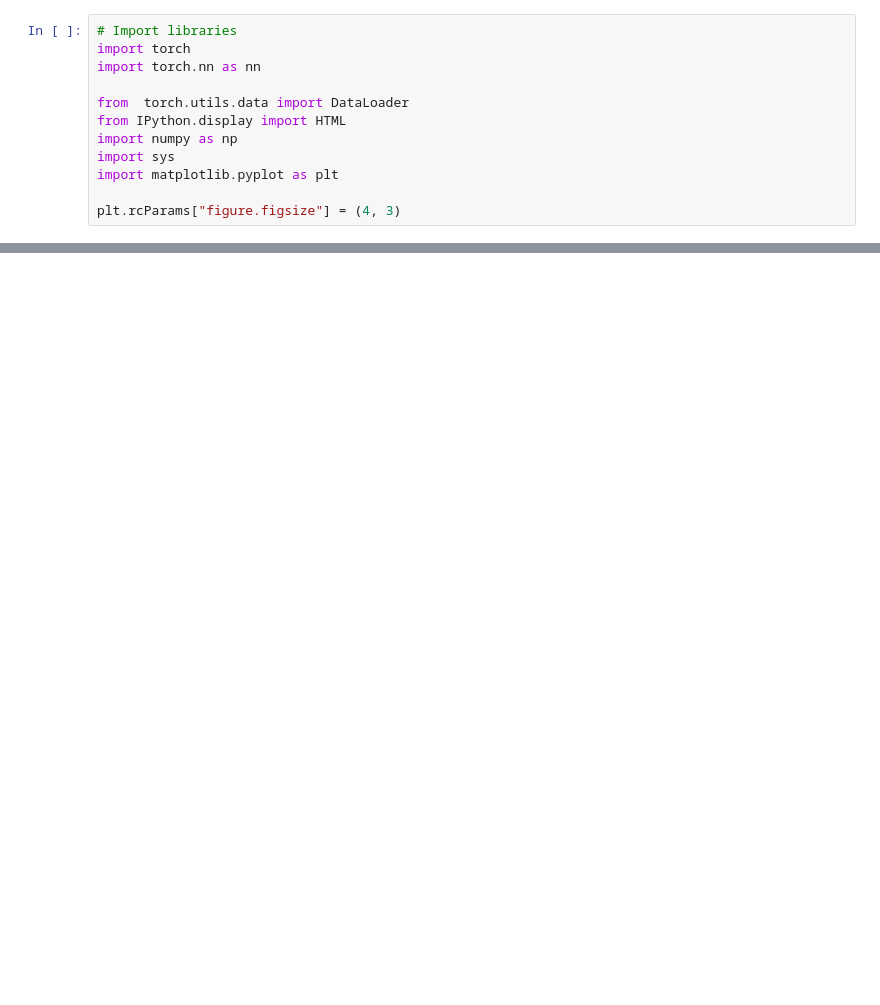
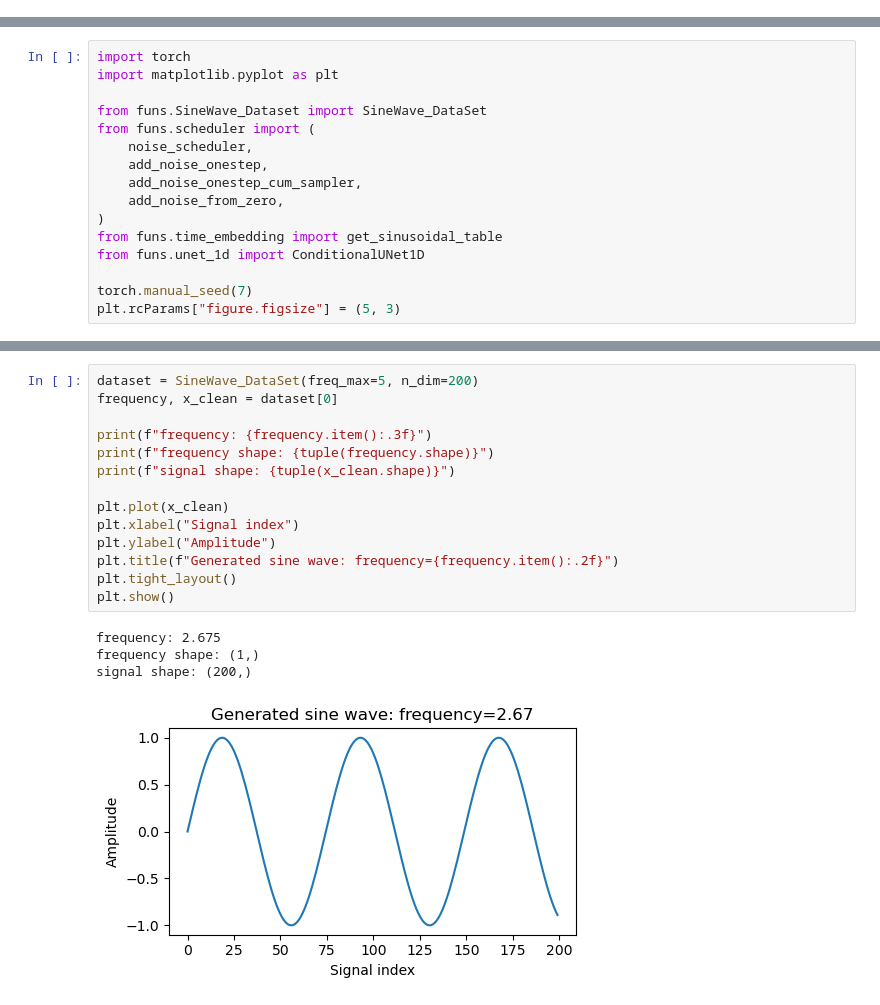
Before and after one commit to yiqioyang/one_notebook_diffusion, a Jupyter notebook: funs_intro.ipynb, the cells around one changed output, grey strips where cells are left out. Cells and saved outputs as stored; diff of their text form; blank space fills up the shorter version.

```diff
--- a/funs_intro.ipynb
+++ b/funs_intro.ipynb
@@ -8,12 +0,0 @@ The sampler "ddpm_sampler" is skipped here. It will be demonstrated in the tutor
-# %%
-# Import libraries
-import torch
-import torch.nn as nn
-
-from  torch.utils.data import DataLoader
-from IPython.display import HTML
-import numpy as np
-import sys
-import matplotlib.pyplot as plt
-
-plt.rcParams["figure.figsize"] = (4, 3)
@@ -169,0 +7,16 @@ plt.show()
+# %%
+import torch
+import matplotlib.pyplot as plt
+
+from funs.SineWave_Dataset import SineWave_DataSet
+from funs.scheduler import (
+    noise_scheduler,
+    add_noise_onestep,
+    add_noise_onestep_cum_sampler,
+    add_noise_from_zero,
+)
+from funs.time_embedding import get_sinusoidal_table
+from funs.unet_1d import ConditionalUNet1D
+
+torch.manual_seed(7)
+plt.rcParams["figure.figsize"] = (5, 3)
@@ -169,0 +74,19 @@ plt.show()
+# %%
+dataset = SineWave_DataSet(freq_max=5, n_dim=200)
+frequency, x_clean = dataset[0]
+
+print(f"frequency: {frequency.item():.3f}")
+print(f"frequency shape: {tuple(frequency.shape)}")
+print(f"signal shape: {tuple(x_clean.shape)}")
+
+plt.plot(x_clean)
+plt.xlabel("Signal index")
+plt.ylabel("Amplitude")
+plt.title(f"Generated sine wave: frequency={frequency.item():.2f}")
+plt.tight_layout()
+plt.show()
+# %% [output]
+frequency: 2.675
+frequency shape: (1,)
+signal shape: (200,)
+[figure, added]
```
Also changed, not shown: parts of 33 cells of this notebook.
